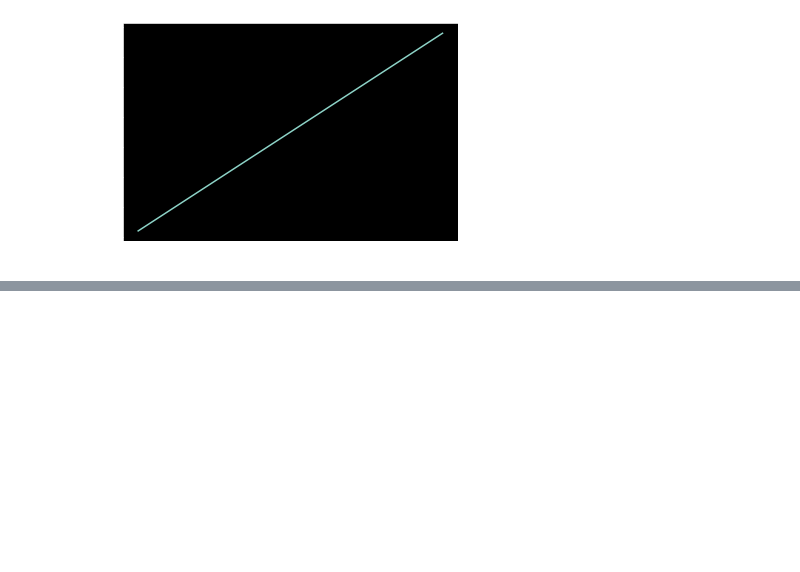
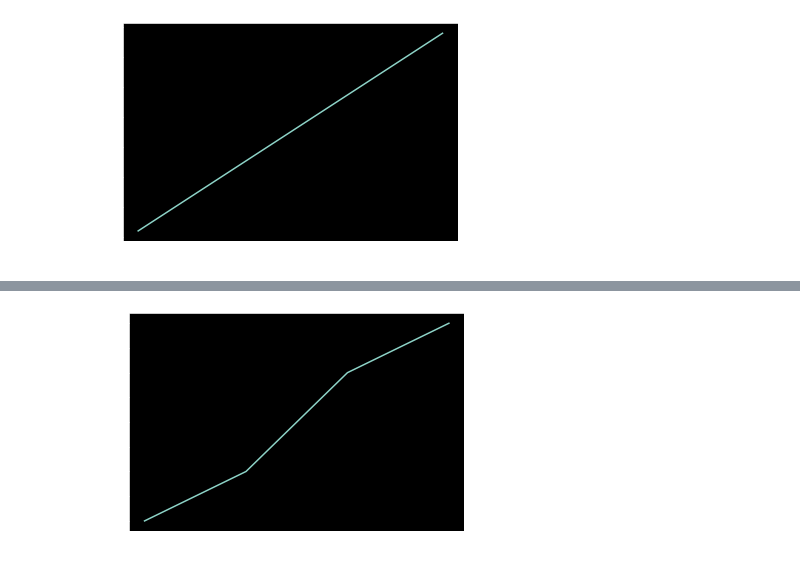
Before and after one commit to gvtsch/Udemy_ZTM_Data_Science, a Jupyter notebook: Introduction to Matplotlib.ipynb, the cells around one changed output, grey strips where cells are left out. Saved outputs shown, nothing was run; the diff lists cells and outputs as text; code cells hidden in the pictures; blank space fills up the shorter version.

```diff
--- a/Introduction to Matplotlib.ipynb
+++ b/Introduction to Matplotlib.ipynb
@@ -26,0 +42,6 @@ plt.plot(x, y);
+# %%
+# 3rd method (recommended)
+fig, ax = plt.subplots()
+ax.plot(x, [50, 100, 200, 250]);
+# %% [output]
+[figure, added]
```
Also changed, not shown: parts of 2 cells of this notebook.
